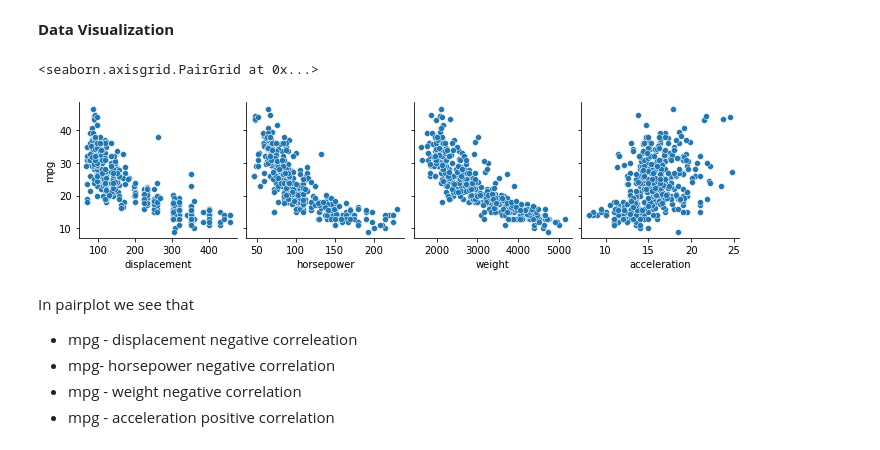
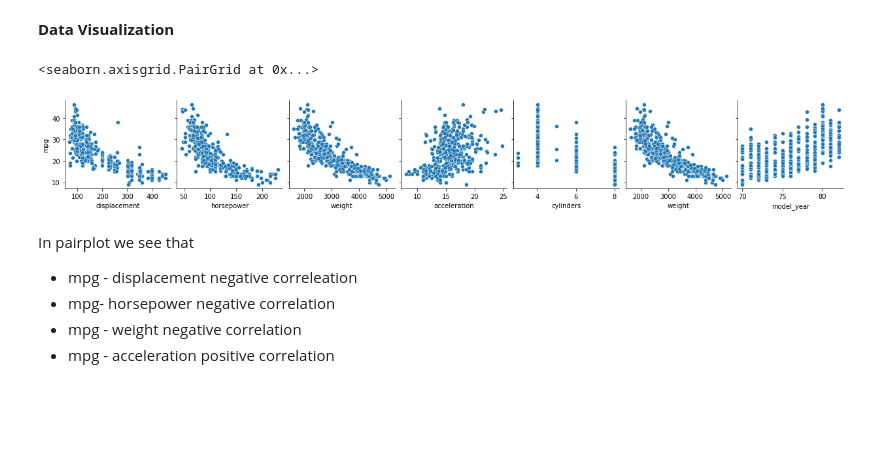
Before and after one commit to Amitesh-191885/Analysis, a Jupyter notebook: ProjectsY.ipynb, the cells around one changed output. Cells and saved outputs as stored; diff of their text form; code cells hidden in the pictures; blank space fills up the shorter version.

```diff
--- a/ProjectsY.ipynb
+++ b/ProjectsY.ipynb
@@ -158,10 +158,10 @@ Now No any missing value.
 **Data Visualization**
 # %%
 #Pair plot for visualization
-sns.pairplot(data, x_vars = ['displacement', 'horsepower', 'weight', 'acceleration'] , y_vars=['mpg'])
+sns.pairplot(data, x_vars = ['displacement', 'horsepower', 'weight', 'acceleration','cylinders','weight', 'model_year' ] , y_vars=['mpg'])
 # %% [output]
 <seaborn.axisgrid.PairGrid at 0x...>
-[figure, old version]
+[figure, new version]
 # %% [markdown]
 In pairplot we see  that
 *  mpg - displacement  negative correleation
```
Also changed, not shown: parts of 8 cells of this notebook.
